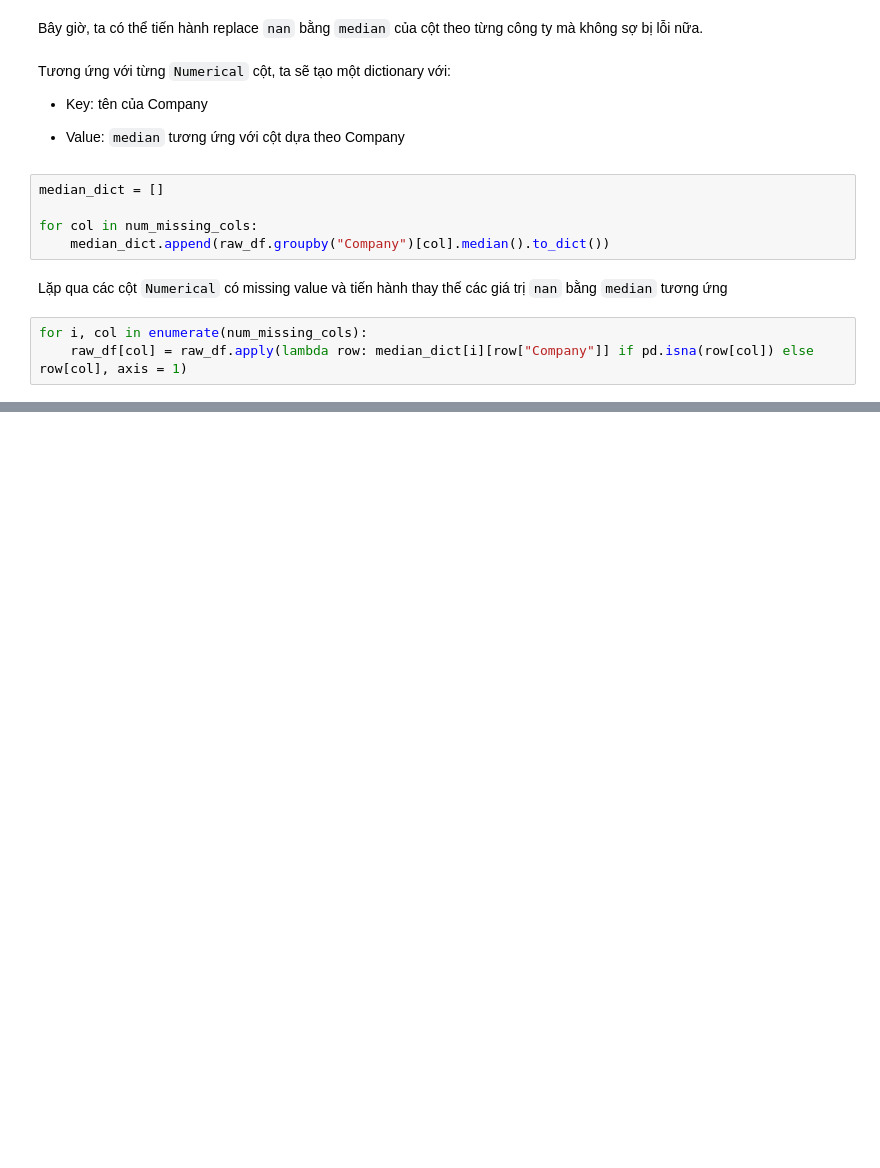
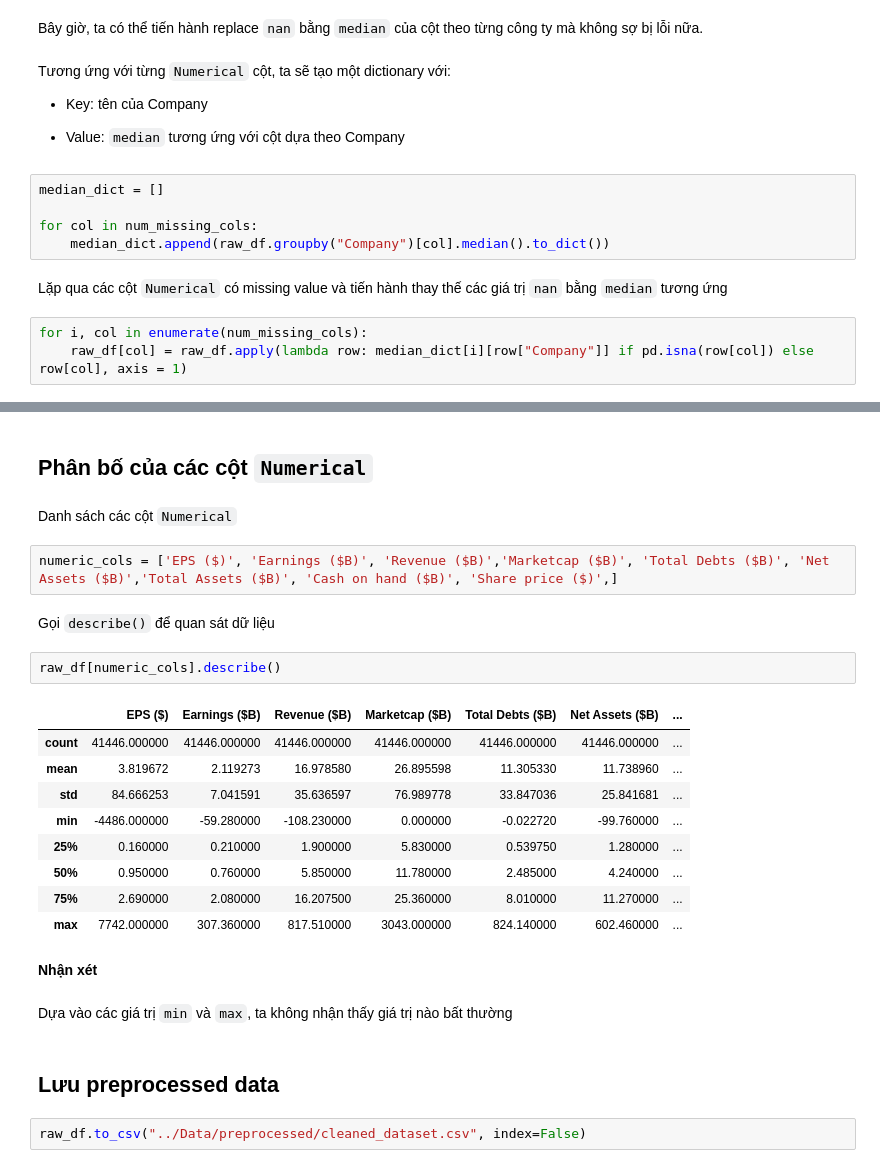
Before and after one commit to HuyAnhTon/Intro2DS_FinalProject, a Jupyter notebook: notebooks/data_explore.ipynb, the cells around one changed output, grey strips where cells are left out. Saved outputs shown, nothing was run; the diff lists cells and outputs as text; blank space fills up the shorter version.

```diff
--- a/notebooks/data_explore.ipynb
+++ b/notebooks/data_explore.ipynb
@@ -441,0 +531,28 @@ memory usage: 4.4+ MB
+# %% [markdown]
+## Phân bố của các cột `Numerical`
+# %% [markdown]
+Danh sách các cột `Numerical`
+# %%
+numeric_cols = ['EPS ($)', 'Earnings ($B)', 'Revenue ($B)','Marketcap ($B)', 'Total Debts ($B)', 'Net Assets ($B)','Total Assets ($B)', 'Cash on hand ($B)', 'Share price ($)',]
+# %% [markdown]
+Gọi `describe()` để quan sát dữ liệu
+# %%
+raw_df[numeric_cols].describe()
+# %% [output]
+|  | EPS ($) | Earnings ($B) | Revenue ($B) | Marketcap ($B) | Total Debts ($B) | Net Assets ($B) | ... |
+| count | 41446.000000 | 41446.000000 | 41446.000000 | 41446.000000 | 41446.000000 | 41446.000000 | ... |
+| mean | 3.819672 | 2.119273 | 16.978580 | 26.895598 | 11.305330 | 11.738960 | ... |
+| std | 84.666253 | 7.041591 | 35.636597 | 76.989778 | 33.847036 | 25.841681 | ... |
+| min | -4486.000000 | -59.280000 | -108.230000 | 0.000000 | -0.022720 | -99.760000 | ... |
+| 25% | 0.160000 | 0.210000 | 1.900000 | 5.830000 | 0.539750 | 1.280000 | ... |
+| 50% | 0.950000 | 0.760000 | 5.850000 | 11.780000 | 2.485000 | 4.240000 | ... |
+| 75% | 2.690000 | 2.080000 | 16.207500 | 25.360000 | 8.010000 | 11.270000 | ... |
+| max | 7742.000000 | 307.360000 | 817.510000 | 3043.000000 | 824.140000 | 602.460000 | ... |
+# %% [markdown]
+**Nhận xét**
+# %% [markdown]
+Dựa vào các giá trị `min` và `max`, ta không nhận thấy giá trị nào bất thường
+# %% [markdown]
+## Lưu preprocessed data
+# %%
+raw_df.to_csv("../Data/preprocessed/cleaned_dataset.csv", index=False)
```
Also changed, not shown: parts of 29 cells of this notebook, 3 other files.
